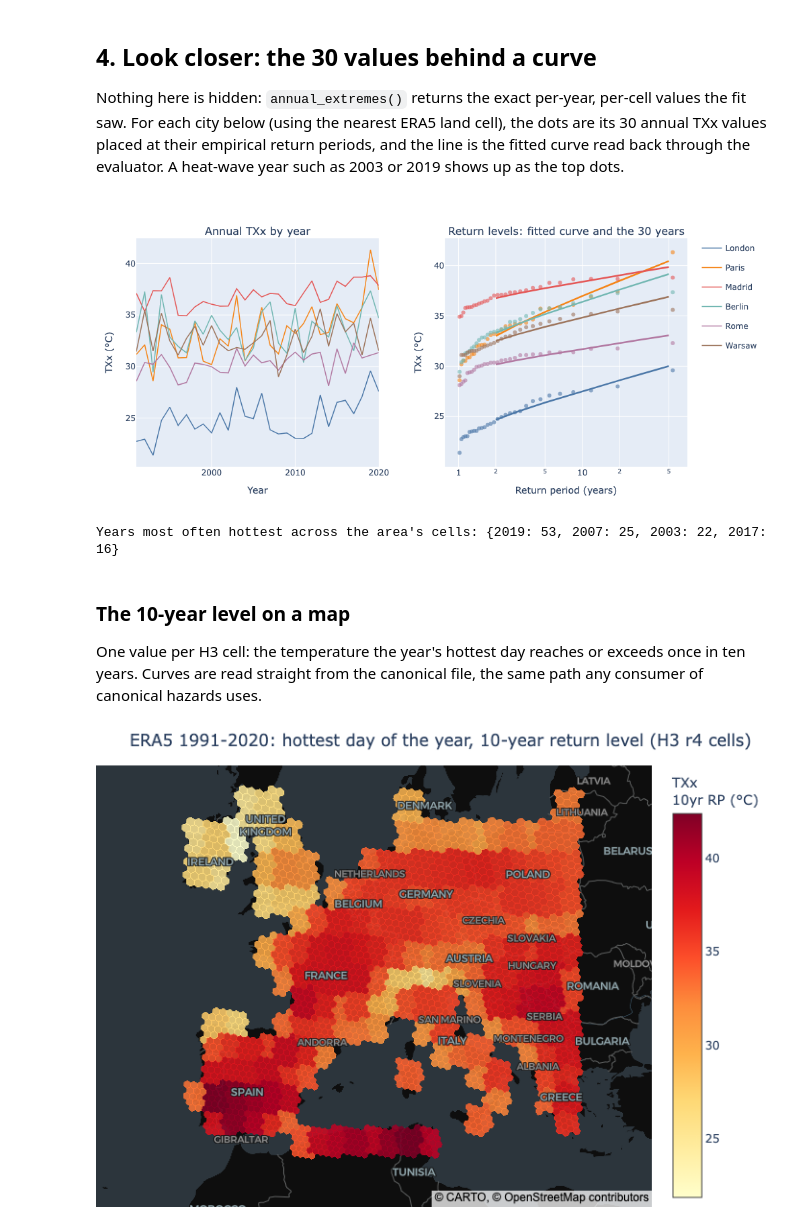
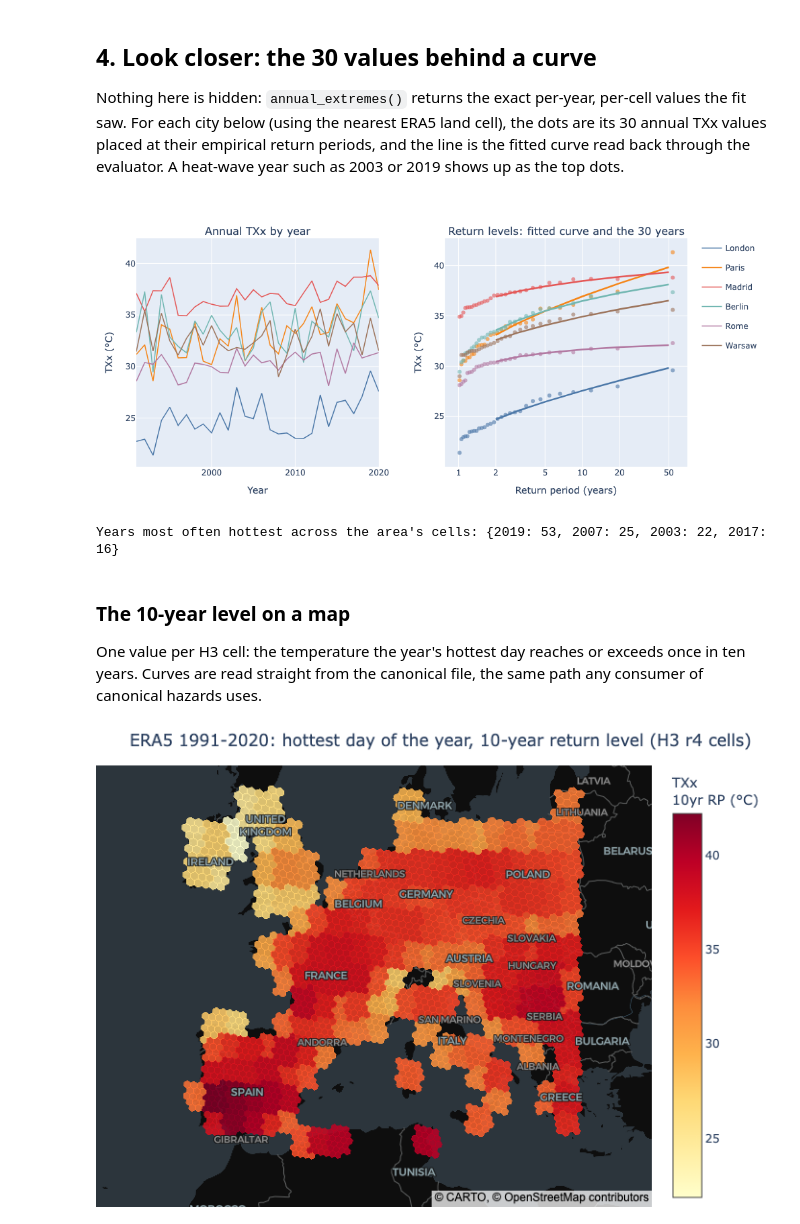
Before and after one commit to RiskThinking/crc-docs, a Jupyter notebook: notebooks/era5_historical_baseline.ipynb, the cells around one changed output. Saved outputs shown, nothing was run; the diff lists cells and outputs as text; code cells hidden in the pictures.

Commit message:
docs: update ERA5 baseline for GEV L-moments and fit policies

```diff
--- a/notebooks/era5_historical_baseline.ipynb
+++ b/notebooks/era5_historical_baseline.ipynb
@@ -106,6 +103,7 @@ import plotly.graph_objects as go
 import plotly.io as pio
 import pyarrow as pa
 import pyarrow.parquet as pq
+from IPython.display import display
 from plotly.subplots import make_subplots
 from shapely.geometry import mapping
 
@@ -139,6 +137,12 @@ YEARS = (1991, 2020)
 # variable-year takes minutes -- the same call, with a patient first run.
 STORE = "wb2-1p5"
 RETURN_PERIODS = [2, 10, 25]
+# All recipes default to GEV/L-moments. To compare Gumbel for Rx1day,
+# set FIT_OVERRIDES = {"rx1day": {"family": "gumbel_r"}} (still L-moments).
+# Optional rainfall checks and audited fallback (not enabled by default):
+# FIT_OVERRIDES = {"rx1day": {"minimum_return_value": 0,
+#     "fallback_family": "gumbel_r", "diagnostics": "rx1day-fits.parquet"}}
+FIT_OVERRIDES = {}
 CITIES = {
     "London": (-0.13, 51.51),
     "Paris": (2.35, 48.86),
@@ -154,16 +158,24 @@ CITIES = {
 # %%
 def era5_plan(recipe):
+    fit_options = {
+        "diagnostics": DATA_DIR / f"era5_{recipe}_fit_diagnostics.parquet",
+        **FIT_OVERRIDES.get(recipe, {}),
+    }
     return (
         HazardDataset.era5(recipe, store=STORE)
         .for_area(BOUNDS, land_only=True)
         .years(*YEARS)
         .cache(SOURCE_CACHE, mode="reuse")
-        .canonicalize(policy=BlockExtremaPolicy.curated(h3_resolution=4))
+        .canonicalize(policy=BlockExtremaPolicy.curated(
+            h3_resolution=4, **fit_options
+        ))
     )
 
 
 txx_plan = era5_plan("txx")
+rx1day_plan = era5_plan("rx1day")
 print(txx_plan.explain())
+print(rx1day_plan.explain())
 # %% [output]
 Recipe: txx (annual maximum of daily maximum 2 m temperature (UTC days), degC)
 Store: wb2-1p5 (WeatherBench2 ERA5, conservatively regridded to 1.5 degrees, hourly)
@@ -266,35 +320,39 @@ txx.for_assets(curve_assets).return_periods(CURVE_RPS).write_parquet(
 )
 curves = pq.read_table(DATA_DIR / "era5_txx_city_curves.parquet").to_pandas().set_index("asset_id")
 
 fig = make_subplots(
     rows=1, cols=2, column_widths=[0.5, 0.5], horizontal_spacing=0.12,
     subplot_titles=("Annual TXx by year", "Return levels: fitted curve and the 30 years"),
 )
 colors = {"London": "#4C78A8", "Paris": "#F58518", "Madrid": "#E45756",
           "Berlin": "#72B7B2", "Rome": "#B279A2", "Warsaw": "#9D755D"}
 for city, (lon, lat) in CITIES.items():
     cell_lat, cell_lon = NEAREST[city]
     series = annual[(annual["latitude"] == cell_lat) & (annual["longitude"] == cell_lon)].sort_values("year")
     fig.add_trace(go.Scatter(x=series["year"], y=series["value"], mode="lines", name=city,
                              line=dict(color=colors[city], width=1.5), legendgroup=city), row=1, col=1)
     periods, values = plotting_position_curve(series["value"].to_numpy(), "upper")
     fig.add_trace(go.Scatter(x=periods, y=values, mode="markers", name=f"{city} (years)",
                              marker=dict(color=colors[city], size=6, opacity=0.6),
                              legendgroup=city, showlegend=False), row=1, col=2)
     fig.add_trace(go.Scatter(x=CURVE_RPS, y=[curves.loc[city, f"value_rp{rp}"] for rp in CURVE_RPS],
                              mode="lines", line=dict(color=colors[city], width=2.5),
                              legendgroup=city, showlegend=False), row=1, col=2)
 fig.update_xaxes(title_text="Year", row=1, col=1)
-fig.update_xaxes(title_text="Return period (years)", type="log", row=1, col=2)
+fig.update_xaxes(
+    title_text="Return period (years)", type="log",
+    tickmode="array", tickvals=[1, 2, 5, 10, 20, 50],
+    ticktext=["1", "2", "5", "10", "20", "50"], row=1, col=2,
+)
 fig.update_yaxes(title_text="TXx (°C)", row=1, col=1)
 fig.update_yaxes(title_text="TXx (°C)", row=1, col=2)
 fig.update_layout(margin=dict(l=60, r=20, t=60, b=60), width=1000, height=460)
 fig.show()
 
 hottest = annual.loc[annual.groupby(["latitude", "longitude"])["value"].idxmax(), "year"].value_counts().head(4)
 print("Years most often hottest across the area's cells:", {int(year): int(count) for year, count in hottest.items()})
 # %% [output]
-[figure, old version]
+[figure, new version]
 Years most often hottest across the area's cells: {2019: 53, 2007: 25, 2003: 22, 2017: 16}
 # %% [markdown]
 ### The 10-year level on a map
@@ -329,7 +387,7 @@ fig_map.update_layout(
 )
 fig_map.show()
 # %% [output]
-[figure, old version]
+[figure, new version]
 # %% [markdown]
 ## How to read this, and its limits
 
```
Also changed, not shown: parts of 8 cells of this notebook, 3 other files.
